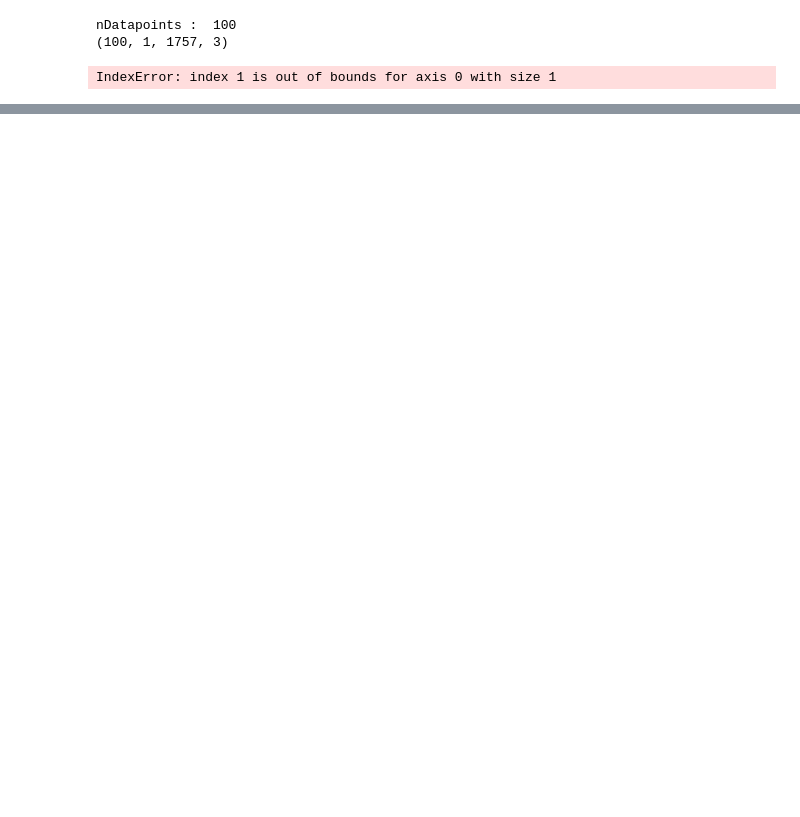
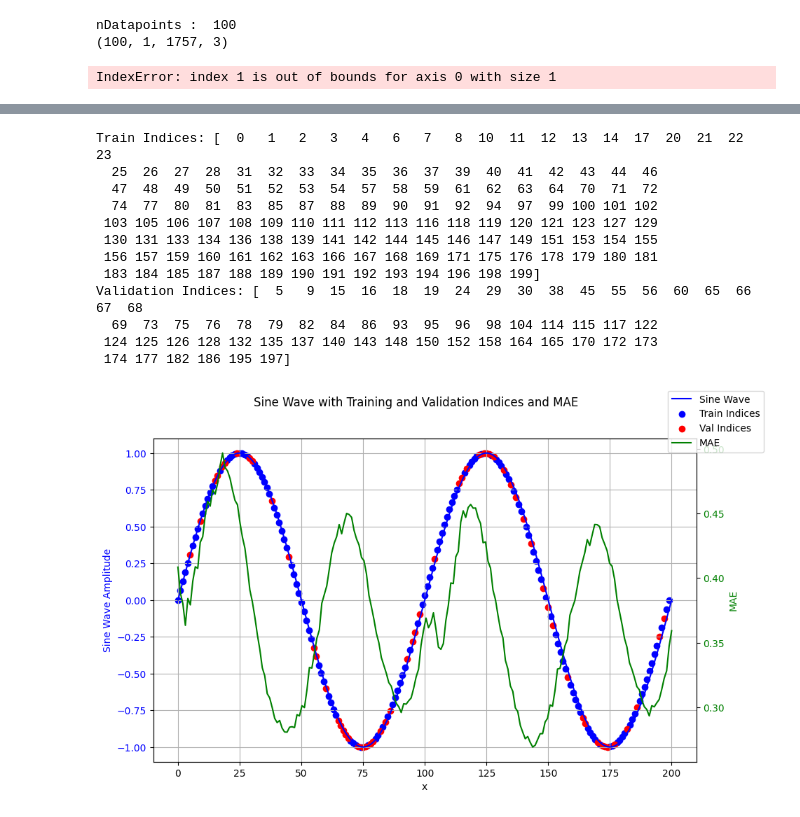
Before and after one commit to sushrutkr/AeTHERON, a Jupyter notebook: segregated_training/proc.ipynb, the cells around one changed output, grey strips where cells are left out. Cells and saved outputs as stored; diff of their text form; code cells hidden in the pictures; blank space fills up the shorter version.

```diff
--- a/segregated_training/proc.ipynb
+++ b/segregated_training/proc.ipynb
@@ -136,0 +160,69 @@ Mean Absolute Error (MAE): 3.463444948196411
+# %%
+import numpy as np
+import matplotlib.pyplot as plt
+import re
+
+# Read the entire content of the file
+with open('train_val_indices.csv', 'r') as f:
+    content = f.read()
+
+# Extract the training and validation indices using regular expressions
+train_indices = re.findall(r'Train indices: \[([0-9\s]+)\]', content)
+val_indices = re.findall(r'Val indices: \[([0-9\s]+)\]', content)
+
+# Convert the extracted indices to lists of integers
+train_indices = list(map(int, train_indices[0].split()))
+val_indices = list(map(int, val_indices[0].split()))
+
+# Print the extracted indices to verify
+print("Train Indices:", np.sort(train_indices))
+print("Validation Indices:", np.sort(val_indices))
+
+# Generate the sine wave
+x = np.linspace(0, 2, 200)
+sine_wave = np.sin(2 * np.pi * x)
+
+# Generate the second dataset (e.g., cosine wave)
+second_data = np.cos(2 * np.pi * x)
+
+# Create the primary plot with the sine wave
+fig, ax1 = plt.subplots(figsize=(10, 6))
+
+ax1.plot(np.linspace(0, 200, 200), sine_wave, label='Sine Wave', color='blue')
+ax1.set_xlabel('x')
+ax1.set_ylabel('Sine Wave Amplitude', color='blue')
+ax1.tick_params(axis='y', labelcolor='blue')
+
+# Mark the training indices with blue
+ax1.scatter(train_indices, sine_wave[train_indices], color='blue', label='Train Indices')
+
+# Mark the validation indices with red
+ax1.scatter(val_indices, sine_wave[val_indices], color='red', label='Val Indices')
+
+# Create a secondary y-axis and plot the second dataset
+ax2 = ax1.twinx()
+ax2.plot(np.linspace(0, 200, 200), mae, label='MAE', color='green')
+ax2.set_ylabel(r'MAE', color='green')
+ax2.tick_params(axis='y', labelcolor='green')
+
+# Add labels and legend
+fig.suptitle('Sine Wave with Training and Validation Indices and MAE')
+fig.legend()
+ax1.grid(True)
+
+# Show the plot
+plt.show()
+# %% [output]
+Train Indices: [  0   1   2   3   4   6   7   8  10  11  12  13  14  17  20  21  22  23
+  25  26  27  28  31  32  33  34  35  36  37  39  40  41  42  43  44  46
+  47  48  49  50  51  52  53  54  57  58  59  61  62  63  64  70  71  72
+  74  77  80  81  83  85  87  88  89  90  91  92  94  97  99 100 101 102
+ 103 105 106 107 108 109 110 111 112 113 116 118 119 120 121 123 127 129
+ 130 131 133 134 136 138 139 141 142 144 145 146 147 149 151 153 154 155
+ 156 157 159 160 161 162 163 166 167 168 169 171 175 176 178 179 180 181
+ 183 184 185 187 188 189 190 191 192 193 194 196 198 199]
+Validation Indices: [  5   9  15  16  18  19  24  29  30  38  45  55  56  60  65  66  67  68
+  69  73  75  76  78  79  82  84  86  93  95  96  98 104 114 115 117 122
+ 124 125 126 128 132 135 137 140 143 148 150 152 158 164 165 170 172 173
+ 174 177 182 186 195 197]
+[figure, added]
```
Also changed, not shown: parts of 6 cells of this notebook, 3 other files.
